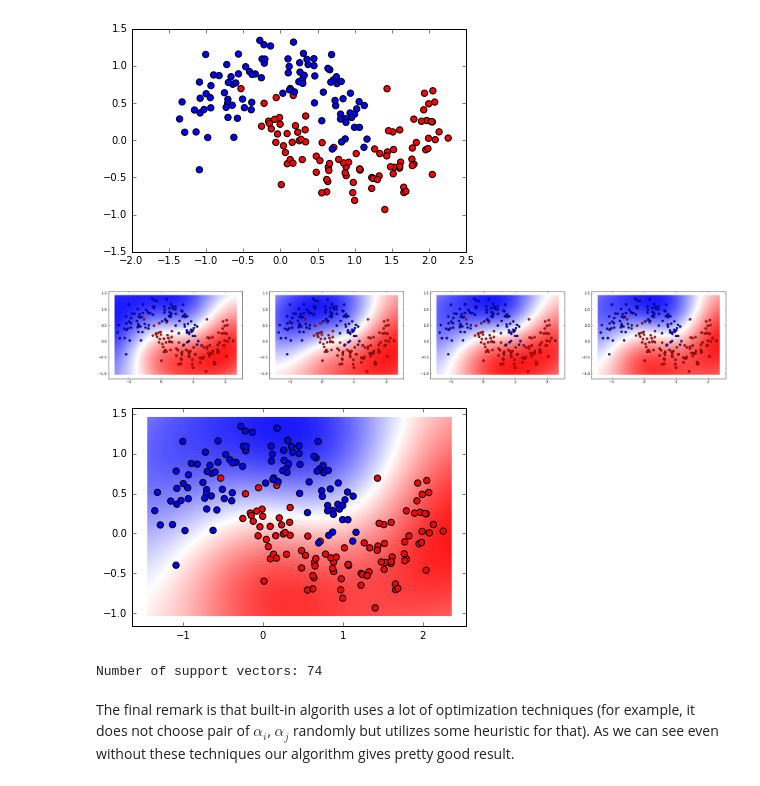
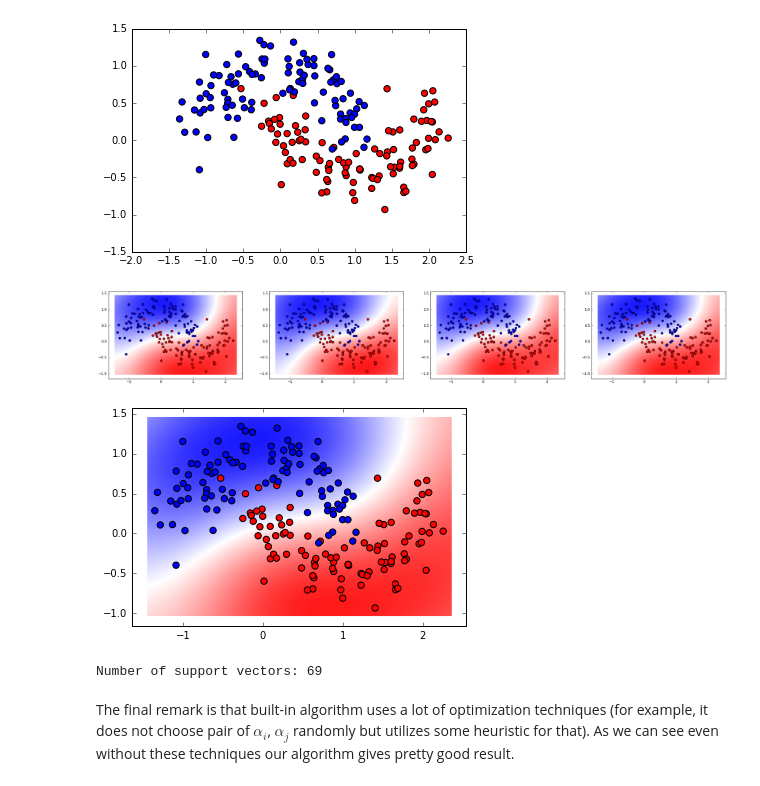
Before and after one commit to NimJ/MTH594_MachineLearning, a Jupyter notebook: ipython/Lecture6.ipynb, the cells around one changed output. Saved outputs shown, nothing was run; the diff lists cells and outputs as text; code cells hidden in the pictures.

```diff
--- a/ipython/Lecture6.ipynb
+++ b/ipython/Lecture6.ipynb
@@ -130,7 +136,7 @@ plt.scatter(X[:,0], X[:,1], s=40, c=y, cmap=cm.bwr)
 <matplotlib.collections.PathCollection at 0x...>
 [figure]
 # %%
-clf = SVC(probability=True, C=100.0, gamma=0.1, degree=4, kernel='rbf')
+clf = SVC(probability=True, C=100.0, gamma=0.1, kernel='rbf')
 clf.fit(X, y)
 # %% [output]
 SVC(C=100.0, cache_size=200, class_weight=None, coef0=0.0,
@@ -264,37 +270,37 @@ plt.scatter(X[:,0], X[:,1], s=40, c=y, cmap=cm.bwr)
 [figure]
 # %%
 ### define the parameters and initialize values for alpha and b
-C = 10.0
-gamma = 0.01
+C = 1000.0
+gamma = 0.001
 b = 0.0
 alpha = np.zeros(X.shape[0])
 niter = 600
 
 ### parameters for plotting
 iter_to_plot = [1, niter/3, 2*niter/3, niter-1]
 count_plot = 0
 fig = plt.figure(figsize=(32,32))
 
 ### our main loop
 for it in range(niter):
     for j in range(X.shape[0]):
         alpha, b = smo_step(X, y, alpha, b, j)
     if it in iter_to_plot:
         count_plot = count_plot + 1
         fig.add_subplot(1,len(iter_to_plot),count_plot)
         plot_decision_boundary(X, y, alpha, b, xmin=np.min(X[:,0])-0.1, xmax=np.max(X[:,0])+0.1, ymin=np.min(X[:,1])-0.1, ymax=np.max(X[:,1])+0.1)
 plt.show()
 # %% [output]
-[figure, old version]
+[figure, new version]
 # %%
 fig = plt.figure(figsize=(6,6))
 plot_decision_boundary(X, y, alpha, b, xmin=np.min(X[:,0])-0.1, xmax=np.max(X[:,0])+0.1, ymin=np.min(X[:,1])-0.1, ymax=np.max(X[:,1])+0.1)
 plt.show()
 # %% [output]
-[figure, old version]
+[figure, new version]
 # %%
 print "Number of support vectors: " + str(support_vector_count(alpha))
 # %% [output]
-Number of support vectors: 74
+Number of support vectors: 69
 # %% [markdown]
-The final remark is that built-in algorith uses a lot of optimization techniques (for example, it does not choose pair of $\alpha_i$, $\alpha_j$ randomly but utilizes some heuristic for that). As we can see even without these techniques our algorithm gives pretty good result.
+The final remark is that built-in algorithm uses a lot of optimization techniques (for example, it does not choose pair of $\alpha_i$, $\alpha_j$ randomly but utilizes some heuristic for that). As we can see even without these techniques our algorithm gives pretty good result.
```
Also changed, not shown: parts of 6 cells of this notebook, 8 other files.
